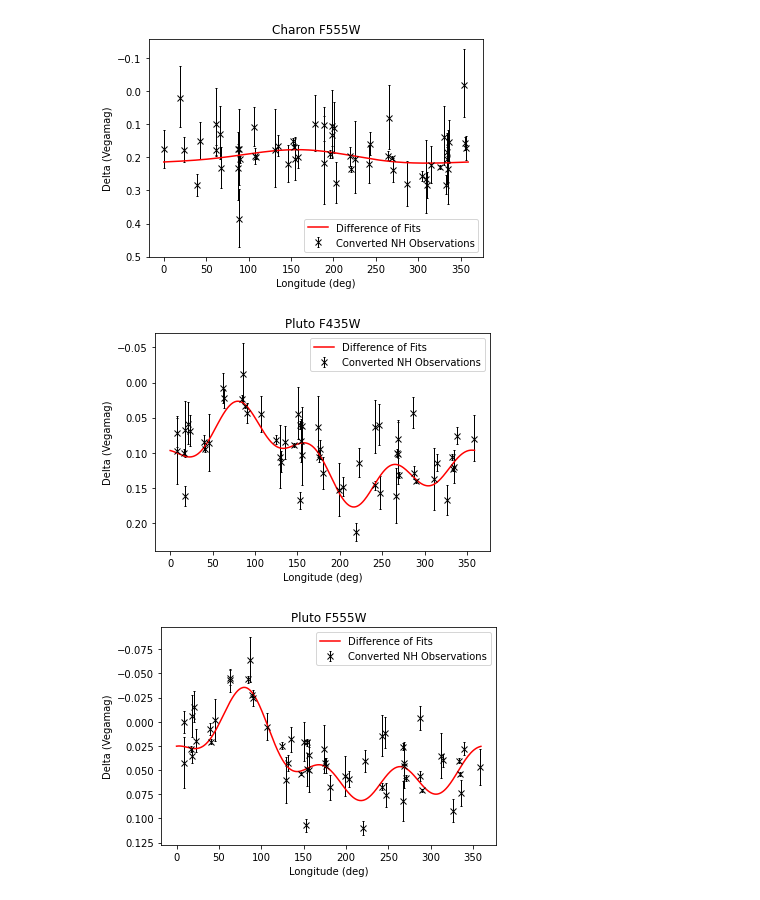
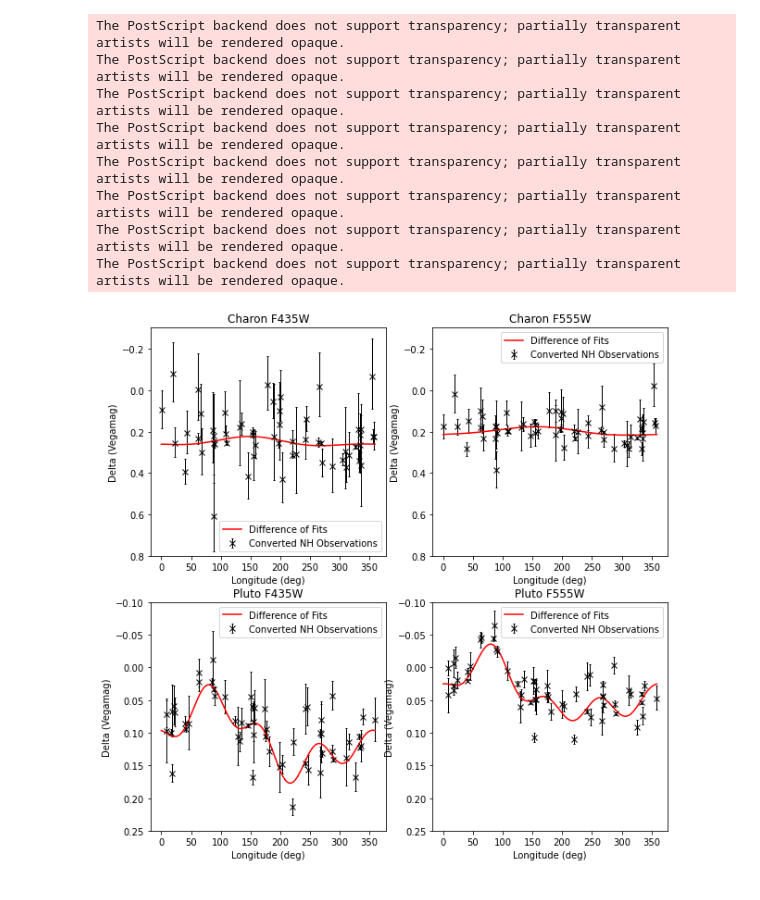
Before and after one commit to TimEwing/pluto, a Jupyter notebook: phase_curve_err.ipynb, the cells around one changed output. Cells and saved outputs as stored; diff of their text form; code cells hidden in the pictures.

```diff
--- a/phase_curve_err.ipynb
+++ b/phase_curve_err.ipynb
@@ -9,8 +9,8 @@ import os
 import pandas as pd
 import numpy as np
 import matplotlib
-matplotlib.rcParams['figure.figsize'] = [10, 6]
 import matplotlib.pyplot as plt
+matplotlib.rcParams['figure.figsize'] = [10, 10]
 
 import utils
 from add_fourier import get_fourier_fn
@@ -98,39 +91,51 @@ The PostScript backend does not support transparency; partially transparent arti
 # %%
 def show_err(data_file):
     target, bandpass = data_file.split("_")
     target = target.capitalize()
     bandpass = f"F{bandpass}W"
     plt.title(f"{target} {bandpass}")
 
     filename = f"output/{data_file}.json"
     df = read_file(filename)
     yerr = [df.multi_vegamag_buie_delta_sigma_plus, df.multi_vegamag_buie_delta_sigma_minus]
 
 
     plt.errorbar(df.lon, df.multi_vegamag_buie_delta, yerr=yerr,
                  fmt='x', c='black', elinewidth=1, capsize=1,
                  label='Converted NH Observations')
 
     # Fits
     fit_x = np.arange(360)
     buie_y = get_fourier_fn(f"data/buie_fourier_{data_file}.json")(fit_x)
     fit_y = get_fourier_fn(filename)(fit_x)
     plt.plot(fit_x, fit_y-buie_y, c="red", label="Difference of Fits")
 
     plt.xlabel("Longitude (deg)")
     plt.ylabel("Delta (Vegamag)")
     plt.legend()
+    if target == 'Charon':
+        plt.gca().set_ylim(-0.3, 0.8)
+    else:
+        plt.gca().set_ylim(-0.1, 0.25)
     plt.gca().invert_yaxis()
-    figname = data_file + '_buie_delta.jpg'
-    plt.savefig(f"figures/{figname}", bbox_inches='tight')
-    plt.show()
+#     figname = data_file + '_buie_delta.jpg'
+#     plt.savefig(f"figures/{figname}", bbox_inches='tight')
+#     plt.show()
 
-
-# show_err("charon_435")
-show_err("charon_555")
-show_err("pluto_435")
-show_err("pluto_555")
+fig, axs = plt.subplots(2, 2)
+targets = ["charon_435", "charon_555", "pluto_435", "pluto_555"]
+for target, ax in zip(targets, axs.flat):
+    plt.sca(ax)
+    show_err(target)
+plt.savefig(f"figures/phase_curves_diff.eps", bbox_inches='tight')
+plt.show()
 # %% [output]
+The PostScript backend does not support transparency; partially transparent artists will be rendered opaque.
+The PostScript backend does not support transparency; partially transparent artists will be rendered opaque.
+The PostScript backend does not support transparency; partially transparent artists will be rendered opaque.
+The PostScript backend does not support transparency; partially transparent artists will be rendered opaque.
+The PostScript backend does not support transparency; partially transparent artists will be rendered opaque.
+The PostScript backend does not support transparency; partially transparent artists will be rendered opaque.
+The PostScript backend does not support transparency; partially transparent artists will be rendered opaque.
+The PostScript backend does not support transparency; partially transparent artists will be rendered opaque.
-[figure, old version]
+[figure, new version]
-[figure, removed]
-[figure, removed]
```
Also changed, not shown: parts of 2 cells of this notebook, 2 other files.
